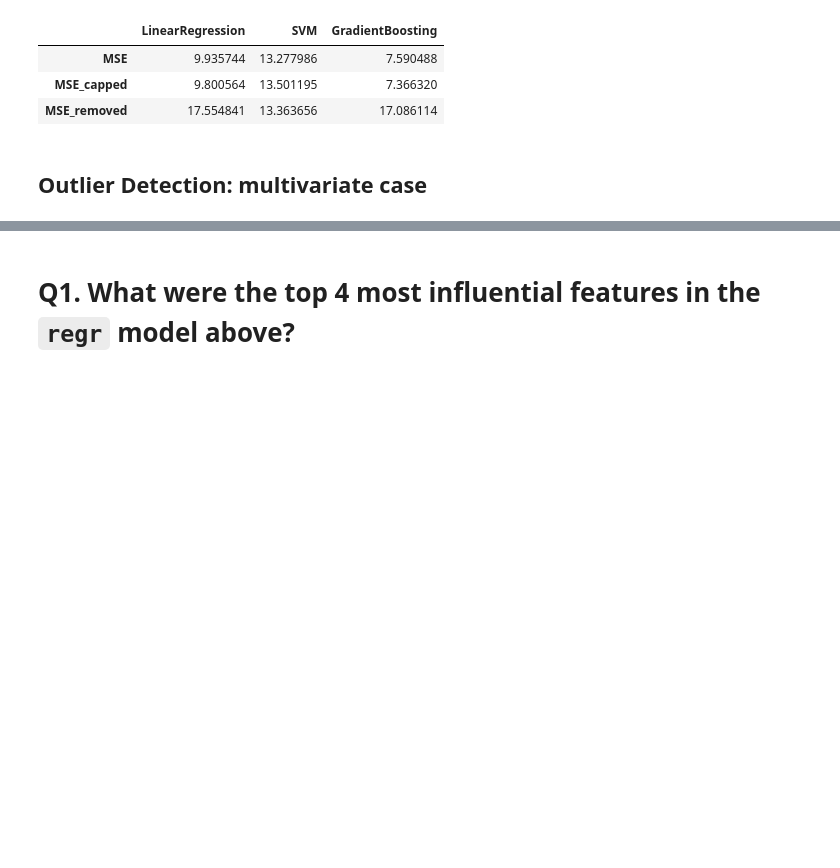
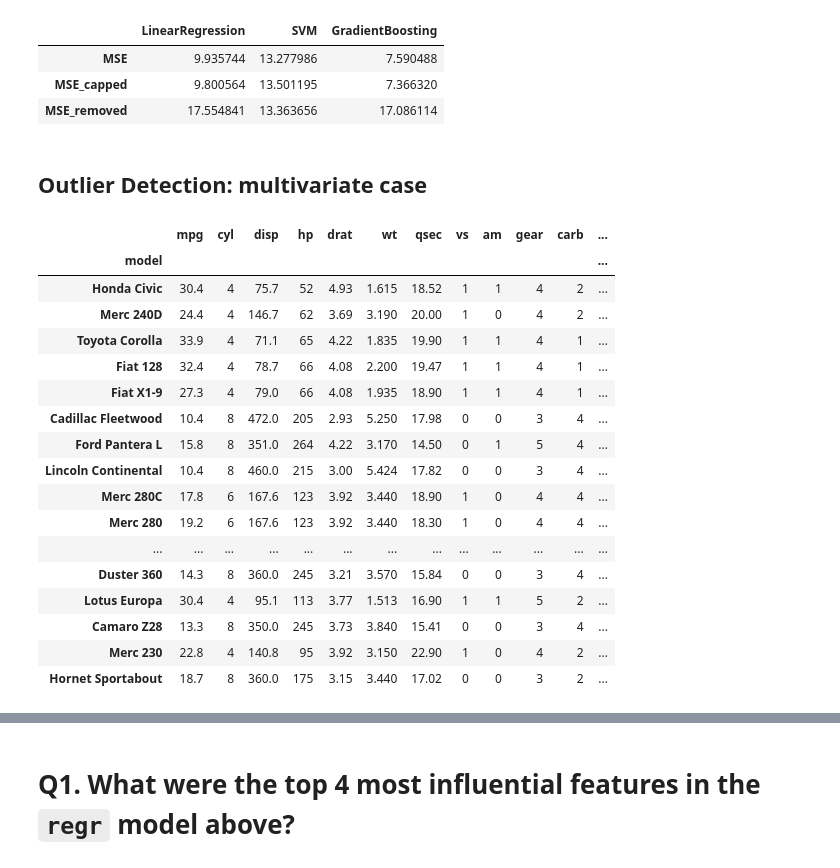
Before and after one commit to RileyLePrell/dsba_6010_U90_MRM, a Jupyter notebook: Lab_1_Outlier_Detection/hw1_outlier_detection_v1.ipynb, the cells around one changed output, grey strips where cells are left out. Cells and saved outputs as stored; diff of their text form; code cells hidden in the pictures; blank space fills up the shorter version.

```diff
--- a/Lab_1_Outlier_Detection/hw1_outlier_detection_v1.ipynb
+++ b/Lab_1_Outlier_Detection/hw1_outlier_detection_v1.ipynb
@@ -429,10 +437,43 @@ pd.DataFrame(
 # %%
 # use LOF (with 5 nearest neighbors) to detection multivariate outliers
 # and eliminate rows with and lof score > 1.3
 from pyod.models.lof import LOF
 
 df4 = df.copy()
 
-###################################
-############ code here ############
-###################################
+# intialize w/5 nearest neighbors
+lof_rl = LOF(n_neighbors=5)
+
+# fit model
+lof_rl.fit(df4)
+
+# find lof scores
+lof_scores = lof_rl.decision_scores_
+
+# add lof values to DF
+df4['LOF_Score'] = lof_scores
+
+df4_final = df4[df4['LOF_Score'] <= 1.3]
+
+df4_final_sorted = df4_final.sort_values(by='LOF_Score', ascending=False)
+
+df4_final_sorted
+# %% [output]
+|  | mpg | cyl | disp | hp | drat | wt | qsec | vs | am | gear | carb | ... |
+| model |  |  |  |  |  |  |  |  |  |  |  | ... |
+| Honda Civic | 30.4 | 4 | 75.7 | 52 | 4.93 | 1.615 | 18.52 | 1 | 1 | 4 | 2 | ... |
+| Merc 240D | 24.4 | 4 | 146.7 | 62 | 3.69 | 3.190 | 20.00 | 1 | 0 | 4 | 2 | ... |
+| Toyota Corolla | 33.9 | 4 | 71.1 | 65 | 4.22 | 1.835 | 19.90 | 1 | 1 | 4 | 1 | ... |
+| Fiat 128 | 32.4 | 4 | 78.7 | 66 | 4.08 | 2.200 | 19.47 | 1 | 1 | 4 | 1 | ... |
+| Fiat X1-9 | 27.3 | 4 | 79.0 | 66 | 4.08 | 1.935 | 18.90 | 1 | 1 | 4 | 1 | ... |
+| Cadillac Fleetwood | 10.4 | 8 | 472.0 | 205 | 2.93 | 5.250 | 17.98 | 0 | 0 | 3 | 4 | ... |
+| Ford Pantera L | 15.8 | 8 | 351.0 | 264 | 4.22 | 3.170 | 14.50 | 0 | 1 | 5 | 4 | ... |
+| Lincoln Continental | 10.4 | 8 | 460.0 | 215 | 3.00 | 5.424 | 17.82 | 0 | 0 | 3 | 4 | ... |
+| Merc 280C | 17.8 | 6 | 167.6 | 123 | 3.92 | 3.440 | 18.90 | 1 | 0 | 4 | 4 | ... |
+| Merc 280 | 19.2 | 6 | 167.6 | 123 | 3.92 | 3.440 | 18.30 | 1 | 0 | 4 | 4 | ... |
+| ... | ... | ... | ... | ... | ... | ... | ... | ... | ... | ... | ... | ... |
+| Duster 360 | 14.3 | 8 | 360.0 | 245 | 3.21 | 3.570 | 15.84 | 0 | 0 | 3 | 4 | ... |
+| Lotus Europa | 30.4 | 4 | 95.1 | 113 | 3.77 | 1.513 | 16.90 | 1 | 1 | 5 | 2 | ... |
+| Camaro Z28 | 13.3 | 8 | 350.0 | 245 | 3.73 | 3.840 | 15.41 | 0 | 0 | 3 | 4 | ... |
+| Merc 230 | 22.8 | 4 | 140.8 | 95 | 3.92 | 3.150 | 22.90 | 1 | 0 | 4 | 2 | ... |
+| Hornet Sportabout | 18.7 | 8 | 360.0 | 175 | 3.15 | 3.440 | 17.02 | 0 | 0 | 3 | 2 | ... |
```
Also changed, not shown: parts of 8 cells of this notebook.
